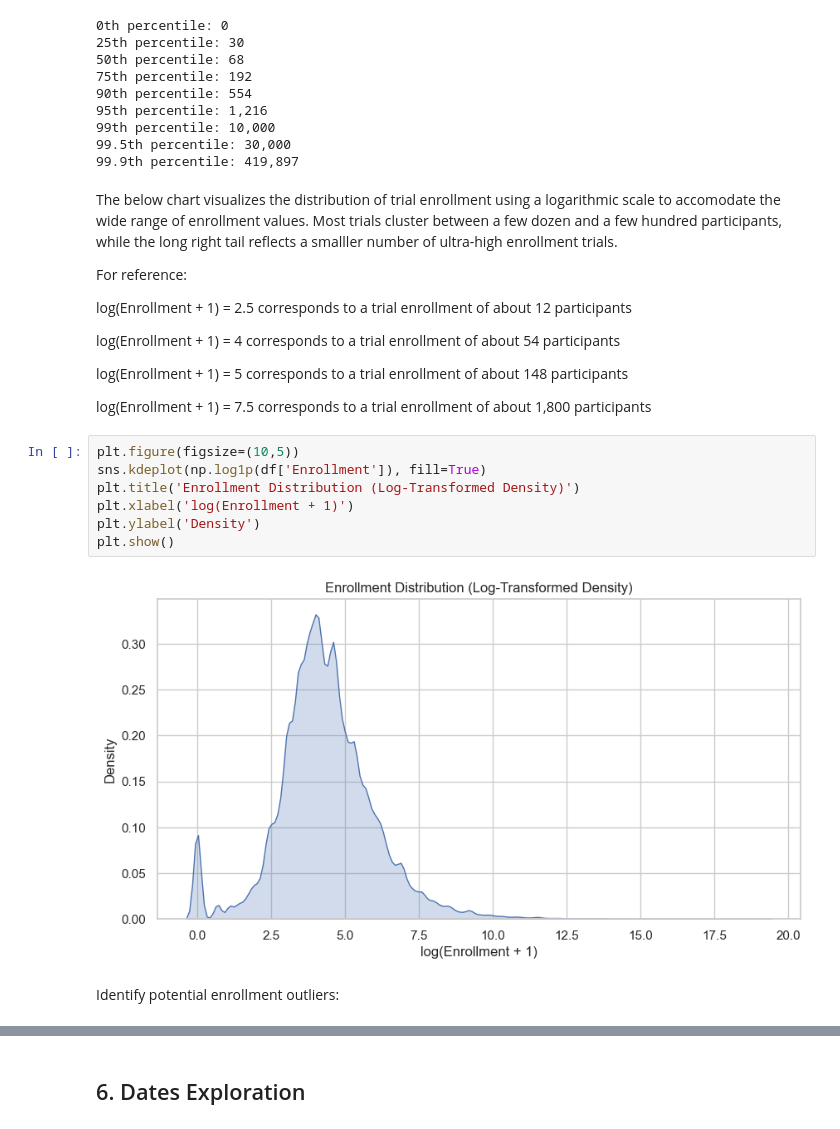
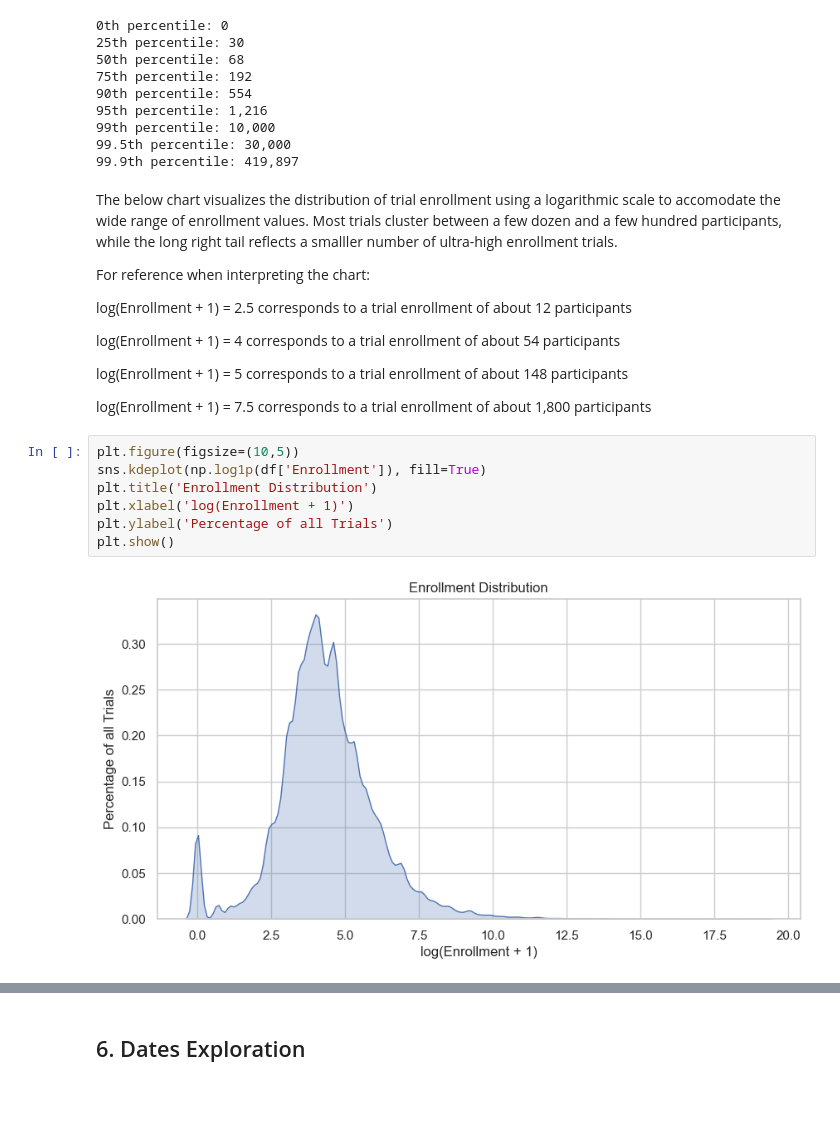
Before and after one commit to johnscott7/clinical-trials, a Jupyter notebook: notebooks/02_eda.ipynb, the cells around one changed output, grey strips where cells are left out. Cells and saved outputs as stored; diff of their text form; blank space fills up the shorter version.

```diff
--- a/notebooks/02_eda.ipynb
+++ b/notebooks/02_eda.ipynb
@@ -206,7 +241,7 @@ for p, v in zip([0,25,50,75,90,95,99,99.5,99.9], percentiles):
 # %% [markdown]
 The below chart visualizes the distribution of trial enrollment using a logarithmic scale to accomodate the wide range of enrollment values. Most trials cluster between a few dozen and a few hundred participants, while the long right tail reflects a smalller number of ultra-high enrollment trials.
 
-For reference:
+For reference when interpreting the chart:
 
 log(Enrollment + 1) = 2.5 corresponds to a trial enrollment of about 12 participants
 
@@ -218,12 +253,10 @@ log(Enrollment + 1) = 7.5 corresponds to a trial enrollment of about 1,800 parti
 # %%
 plt.figure(figsize=(10,5))
 sns.kdeplot(np.log1p(df['Enrollment']), fill=True)
-plt.title('Enrollment Distribution (Log-Transformed Density)')
+plt.title('Enrollment Distribution')
 plt.xlabel('log(Enrollment + 1)')
-plt.ylabel('Density')
+plt.ylabel('Percentage of all Trials')
 plt.show()
 # %% [output]
-[figure, old version]
+[figure, new version]
-# %% [markdown]
-Identify potential enrollment outliers:
 # %%
```
Also changed, not shown: parts of 38 cells of this notebook.
